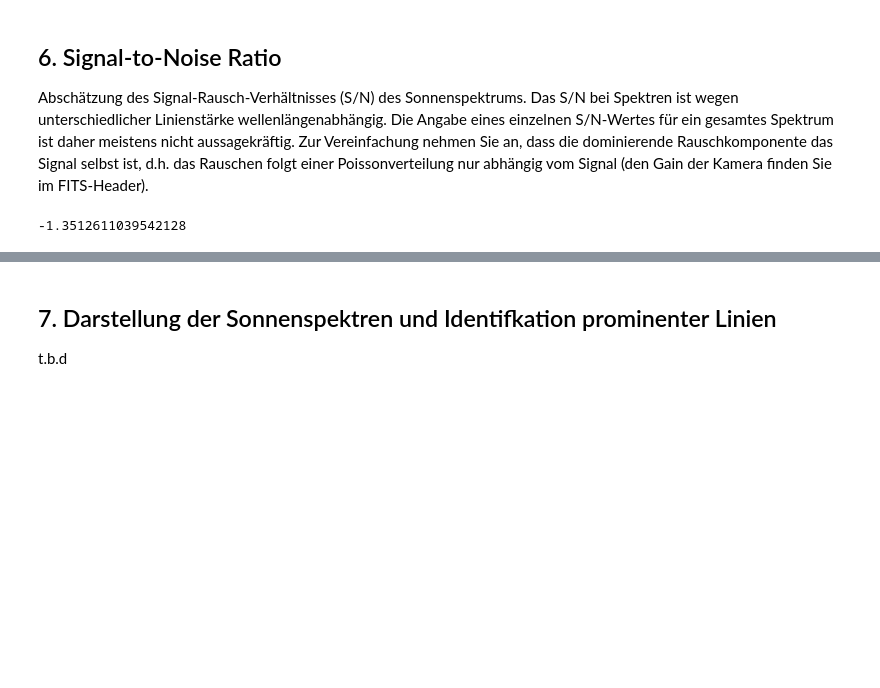
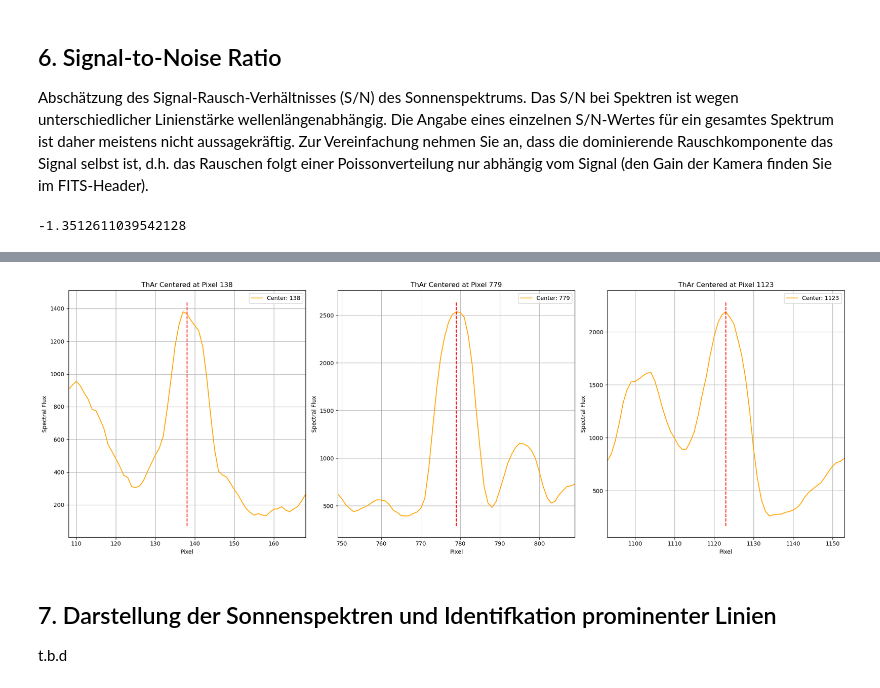
Before and after one commit to B0whunt3r21/AstroPrak, a Jupyter notebook: SolarSpectrum/Auswertungshilfe.ipynb, the cells around one changed output, grey strips where cells are left out. Drawn from its saved outputs; the diff is of its cells as text; code cells hidden in the pictures; blank space fills up the shorter version.

```diff
--- a/SolarSpectrum/Auswertungshilfe.ipynb
+++ b/SolarSpectrum/Auswertungshilfe.ipynb
@@ -696,3 +709,29 @@ Line 9: Wavelength = 5268.00 Å, Continuum = 6461.98 ADU, Dip = 6217.87 ADU, Sig
+# %%
+thar_centers = [138, 779, 1123] # pixel positions of ThAr peaks
+window = 30 # pixels
+num_centers = len(thar_centers)
+
+fig, axes = plt.subplots(1, num_centers, figsize=(20, 7))
+
+for ax, center in zip(axes, thar_centers):
+    start = max(center - window, 0)
+    end = min(center + window, len(ThAr_science_0) - 1)
+
+    x = np.arange(start, end + 1)
+    y = ThAr_science_0[start:end + 1]
+
+    ax.plot(x, y, label=f'Center: {center}', color='orange')
+    ax.set_xlim(center - window, center + window)
+    ax.set_xlabel('Pixel')
+    ax.set_ylabel('Spectral Flux')
+    ax.set_title(f'ThAr Centered at Pixel {center}')
+    ax.vlines(center, *ax.get_ylim(), colors='red', linestyles='dashed')
+    ax.legend()
+    ax.grid(True)
+plt.tight_layout()
+plt.show()
+# %% [output]
+[figure, added]
 # %% [markdown]
 ## 7. Darstellung der Sonnenspektren und Identifkation prominenter Linien
 
```
Also changed, not shown: parts of 10 cells of this notebook.
